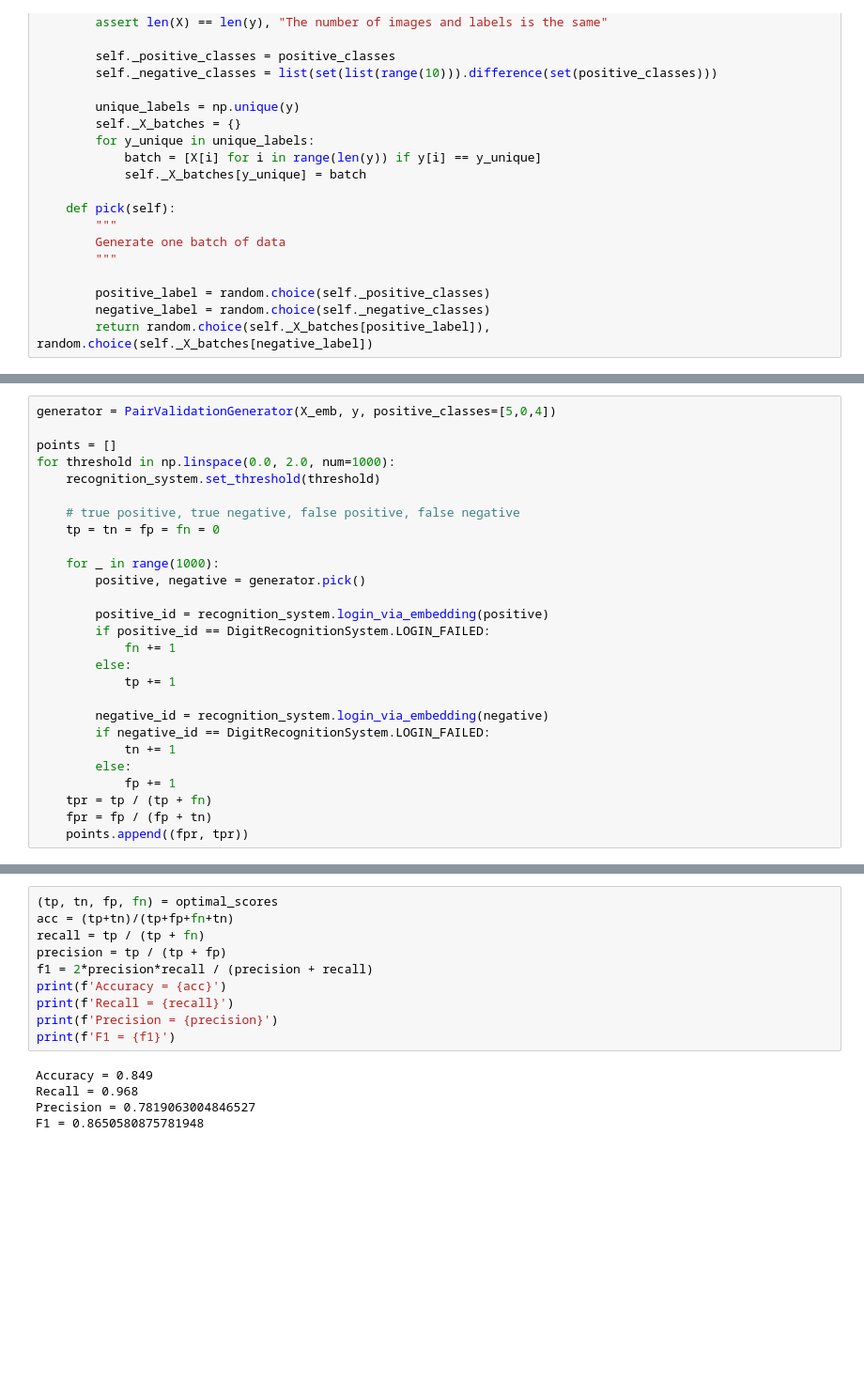
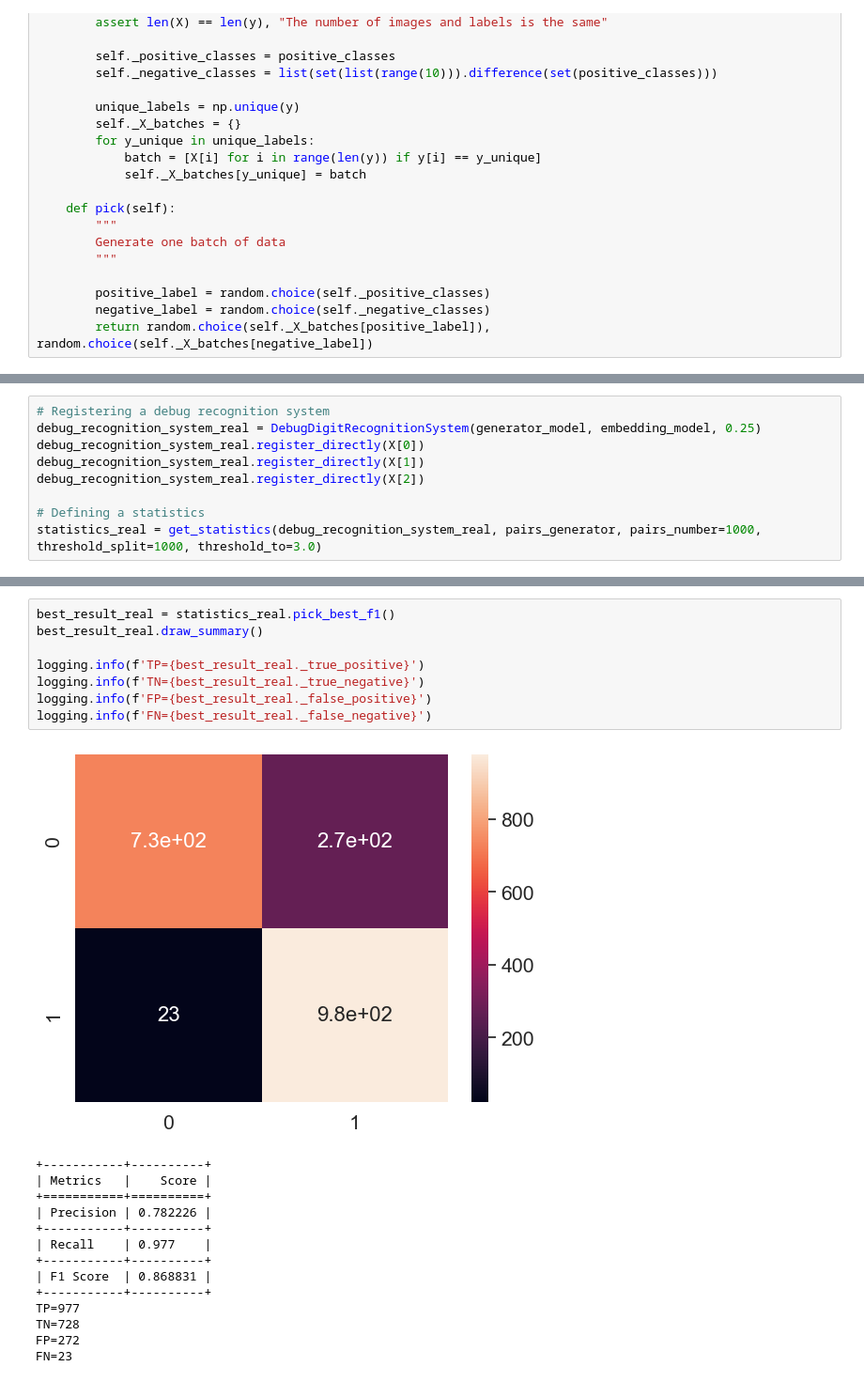
Before and after one commit to ZamDimon/distortion-generator, a Jupyter notebook: evaluation.ipynb, the cells around one changed output, grey strips where cells are left out. Shown at 94% size. Saved outputs shown, nothing was run; the diff lists cells and outputs as text; blank space fills up the shorter version.

```diff
--- a/evaluation.ipynb
+++ b/evaluation.ipynb
@@ -363,28 +561,10 @@ class PairValidationGenerator(tf.keras.utils.Sequence):
 # %%
-generator = PairValidationGenerator(X_emb, y, positive_classes=[5,0,4])
+# Registering a debug recognition system
+debug_recognition_system_real = DebugDigitRecognitionSystem(generator_model, embedding_model, 0.25)
+debug_recognition_system_real.register_directly(X[0])
+debug_recognition_system_real.register_directly(X[1])
+debug_recognition_system_real.register_directly(X[2])
 
-points = []
-for threshold in np.linspace(0.0, 2.0, num=1000):
-    recognition_system.set_threshold(threshold)
-
-    # true positive, true negative, false positive, false negative
-    tp = tn = fp = fn = 0
-
-    for _ in range(1000):
-        positive, negative = generator.pick()
-
-        positive_id = recognition_system.login_via_embedding(positive)
-        if positive_id == DigitRecognitionSystem.LOGIN_FAILED:
-            fn += 1
-        else:
-            tp += 1
-
-        negative_id = recognition_system.login_via_embedding(negative)
-        if negative_id == DigitRecognitionSystem.LOGIN_FAILED:
-            tn += 1
-        else:
-            fp += 1
-    tpr = tp / (tp + fn)
-    fpr = fp / (fp + tn)
-    points.append((fpr, tpr))
+# Defining a statistics
+statistics_real = get_statistics(debug_recognition_system_real, pairs_generator, pairs_number=1000, threshold_split=1000, threshold_to=3.0)
 # %%
@@ -573,15 +601,23 @@ Optimal scores are (968, 730, 270, 32)
-# %%
-(tp, tn, fp, fn) = optimal_scores
-acc = (tp+tn)/(tp+fp+fn+tn)
-recall = tp / (tp + fn)
-precision = tp / (tp + fp)
-f1 = 2*precision*recall / (precision + recall)
-print(f'Accuracy = {acc}')
-print(f'Recall = {recall}')
-print(f'Precision = {precision}')
-print(f'F1 = {f1}')
-# %% [output]
-Accuracy = 0.849
-Recall = 0.968
-Precision = 0.7819063004846527
-F1 = 0.8650580875781948
+# %%
+best_result_real = statistics_real.pick_best_f1()
+best_result_real.draw_summary()
+
+logging.info(f'TP={best_result_real._true_positive}')
+logging.info(f'TN={best_result_real._true_negative}')
+logging.info(f'FP={best_result_real._false_positive}')
+logging.info(f'FN={best_result_real._false_negative}')
+# %% [output]
+[figure, added]
++-----------+----------+
+| Metrics   |    Score |
++===========+==========+
+| Precision | 0.782226 |
++-----------+----------+
+| Recall    | 0.977    |
++-----------+----------+
+| F1 Score  | 0.868831 |
++-----------+----------+
+TP=977
+TN=728
+FP=272
+FN=23
```
Also changed, not shown: parts of 35 cells of this notebook, 1 other file.
